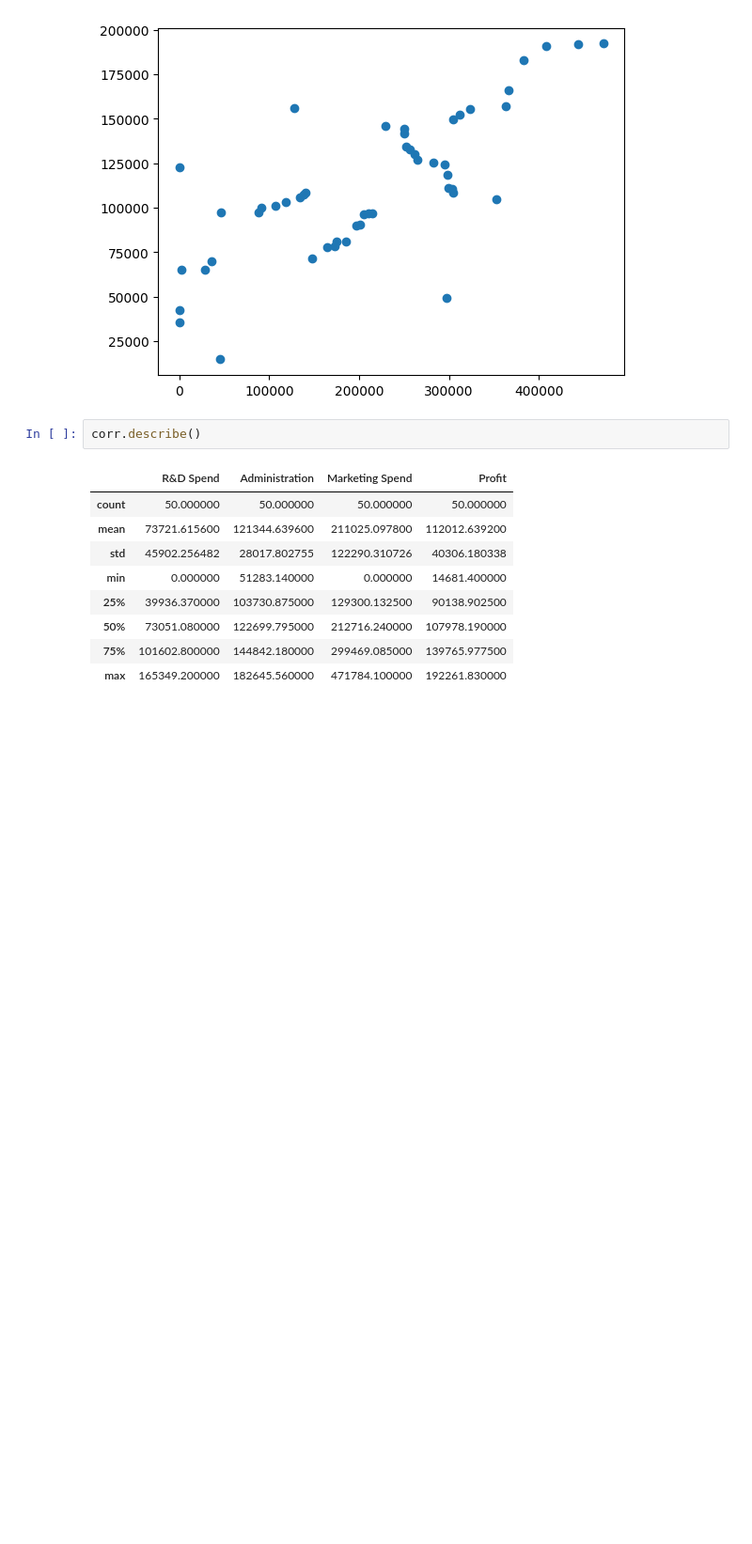
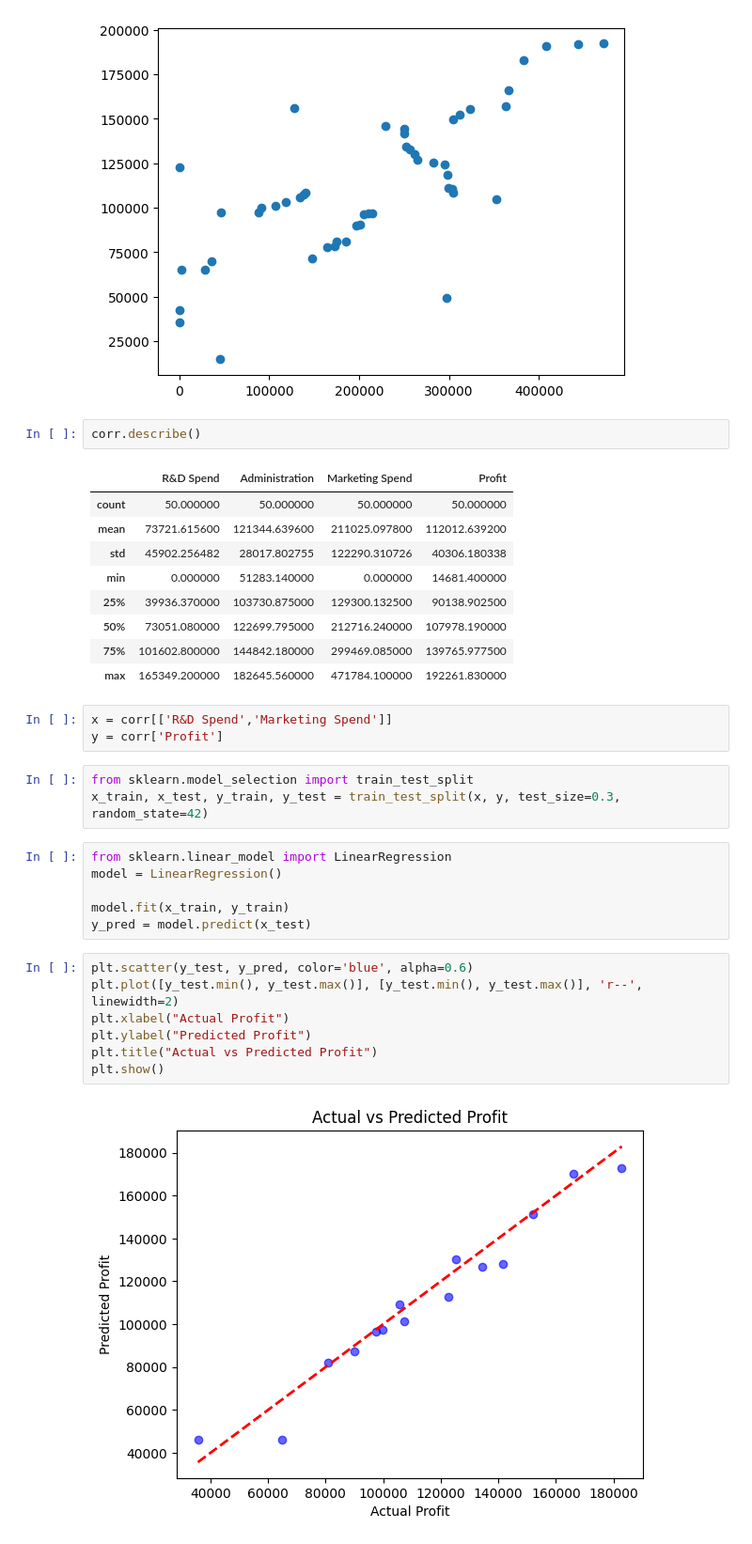
Before and after one commit to JPIPPEN89/Multiple_LinReg, a Jupyter notebook: Multiple_LinearReg.ipynb, the cells around one changed output. Shown at 94% size. Cells and saved outputs as stored; diff of their text form; blank space fills up the shorter version.

```diff
--- a/Multiple_LinearReg.ipynb
+++ b/Multiple_LinearReg.ipynb
@@ -84,3 +84,24 @@ corr.describe()
 | 50% | 73051.080000 | 122699.795000 | 212716.240000 | 107978.190000 |
 | 75% | 101602.800000 | 144842.180000 | 299469.085000 | 139765.977500 |
 | max | 165349.200000 | 182645.560000 | 471784.100000 | 192261.830000 |
+# %%
+x = corr[['R&D Spend','Marketing Spend']]
+y = corr['Profit']
+# %%
+from sklearn.model_selection import train_test_split
+x_train, x_test, y_train, y_test = train_test_split(x, y, test_size=0.3, random_state=42)
+# %%
+from sklearn.linear_model import LinearRegression
+model = LinearRegression()
+
+model.fit(x_train, y_train)
+y_pred = model.predict(x_test)
+# %%
+plt.scatter(y_test, y_pred, color='blue', alpha=0.6)
+plt.plot([y_test.min(), y_test.max()], [y_test.min(), y_test.max()], 'r--', linewidth=2)
+plt.xlabel("Actual Profit")
+plt.ylabel("Predicted Profit")
+plt.title("Actual vs Predicted Profit")
+plt.show()
+# %% [output]
+[figure, added]
```
Also changed, not shown: parts of 3 cells of this notebook.
